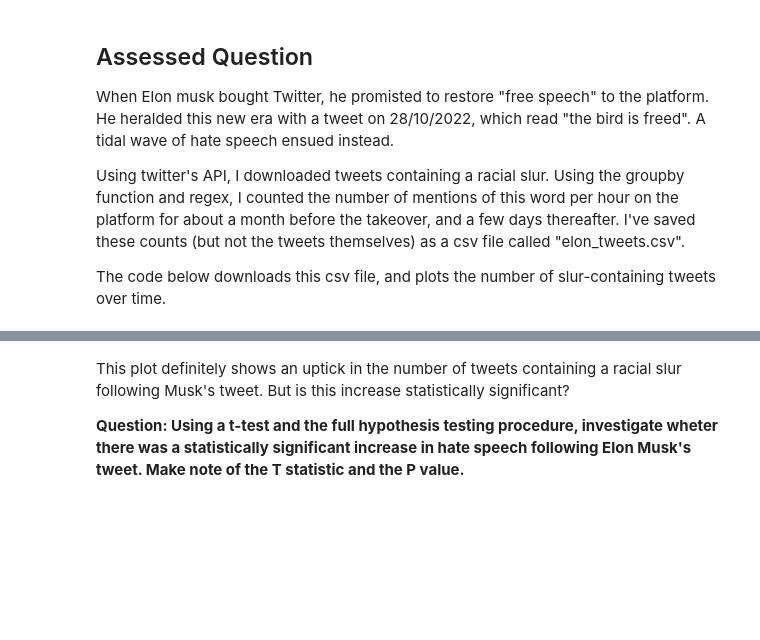
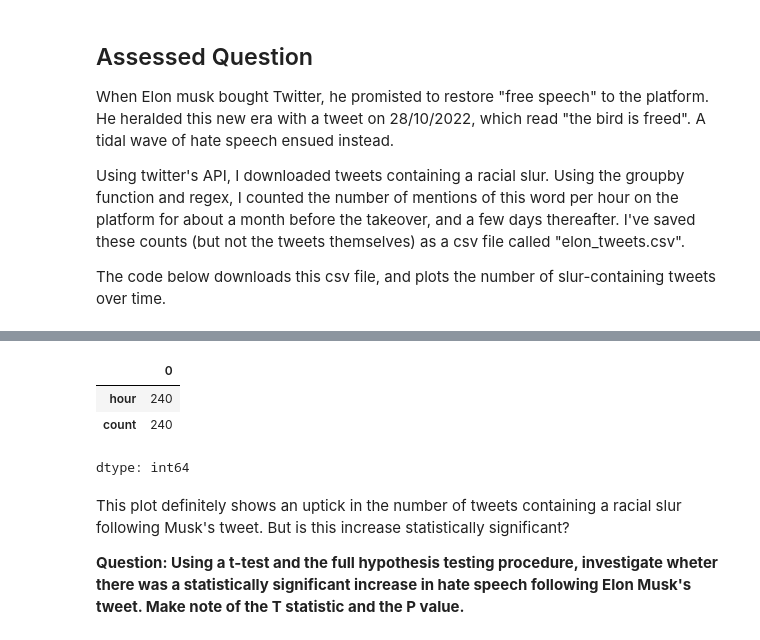
Before and after one commit to Sofiav014/QM2, a Jupyter notebook: notebooks/W06. Hypothesis Testing.ipynb, the cells around one changed output, grey strips where cells are left out. Drawn from its saved outputs; the diff is of its cells as text; code cells hidden in the pictures; blank space fills up the shorter version.

```diff
--- a/notebooks/W06. Hypothesis Testing.ipynb
+++ b/notebooks/W06. Hypothesis Testing.ipynb
@@ -320,3 +389,10 @@ plt.gca().xaxis.set_major_formatter(mdates.DateFormatter('%d/%m'))
+# %%
+tweets.count()
+# %% [output]
+|  | 0 |
+| hour | 240 |
+| count | 240 |
+dtype: int64
 # %% [markdown]
 This plot definitely shows an uptick in the number of tweets containing a racial slur following Musk's tweet. But is this increase statistically significant?
 
```
Also changed, not shown: parts of 15 cells of this notebook.
